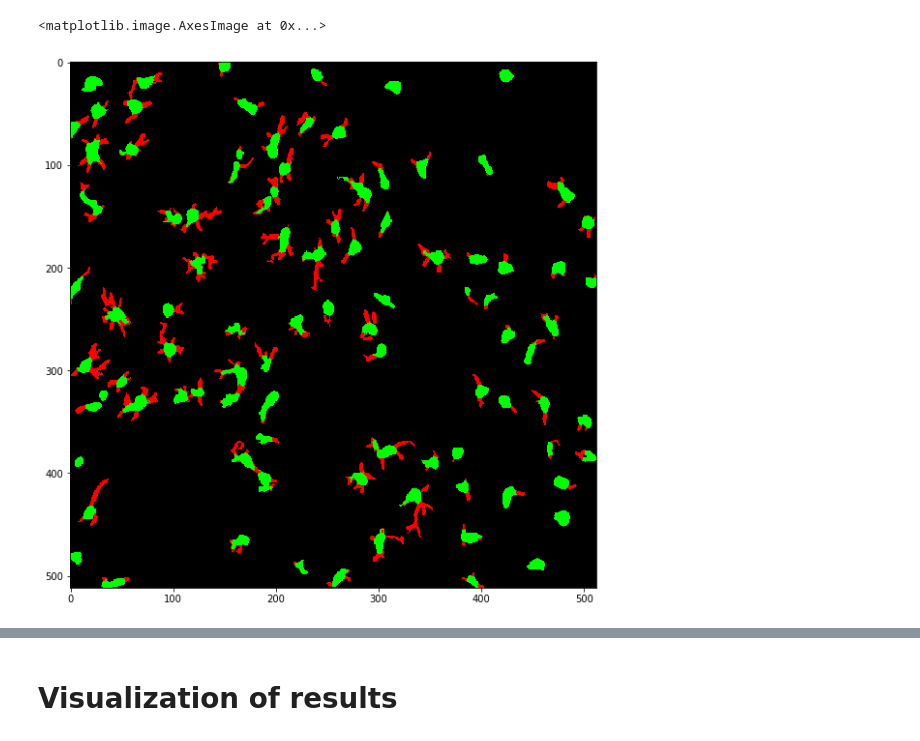
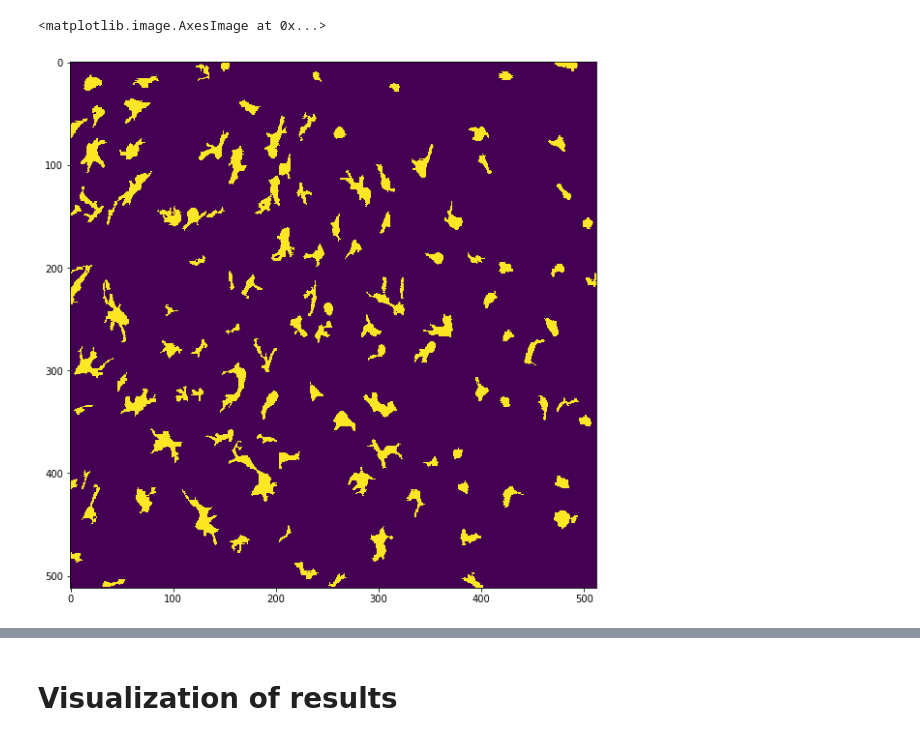
Before and after one commit to jbonato1/ASTRA, a Jupyter notebook: notebook/dev/tdtom/Inference_Pipeline_tdTom.ipynb, the cells around one changed output, grey strips where cells are left out. Cells and saved outputs as stored; diff of their text form; code cells hidden in the pictures.

```diff
--- a/notebook/dev/tdtom/Inference_Pipeline_tdTom.ipynb
+++ b/notebook/dev/tdtom/Inference_Pipeline_tdTom.ipynb
@@ -1,3 +1,5 @@
+# %%
+root_folder = '/media/DATA/jbonato/astro_segm'
 # %%
 import numpy as np
 import numpy.ma as ma
@@ -78,8 +76,8 @@ N=512
 M=512
 
 fov_list = [1]
-fov_DNN_weights_folder = '/astro_folder/weights/dense_up'
-set_dir='/astro_folder/set4/'
+fov_DNN_weights_folder = root_folder+'/weights/dense_up'
+set_dir=root_folder+'/set4/'
 # %%
 class SimDataset_test(Dataset):
     def __init__(self,image_set):
@@ -120,7 +118,7 @@ dict_param['bb']=48
 dict_param['pad']=0
 dict_param['list']=[i*29 for i in range(17)]
 dict_param['decr_dim'] = 5
-dict_param['init_th'] = 0.5
+dict_param['init_th_'] = 0.5
 
 # dict_param['corr_int'] =16
 max_min = dict_param['max_min']
@@ -138,0 +141,3 @@ max_min = dict_param['max_min']
+# %%
+for i in range(30):
+    print(32*i)
@@ -616,6 +730,7 @@ check (1200, 512, 512)
 # %%
 plt.figure(figsize=(10,10))
-plt.imshow(Res_1)
+plt.imshow(mask)
+# print(B.min(),B.max())
 # %% [output]
 <matplotlib.image.AxesImage at 0x...>
-[figure, old version]
+[figure, new version]
```
Also changed, not shown: parts of 12 cells of this notebook, 5 other files.
